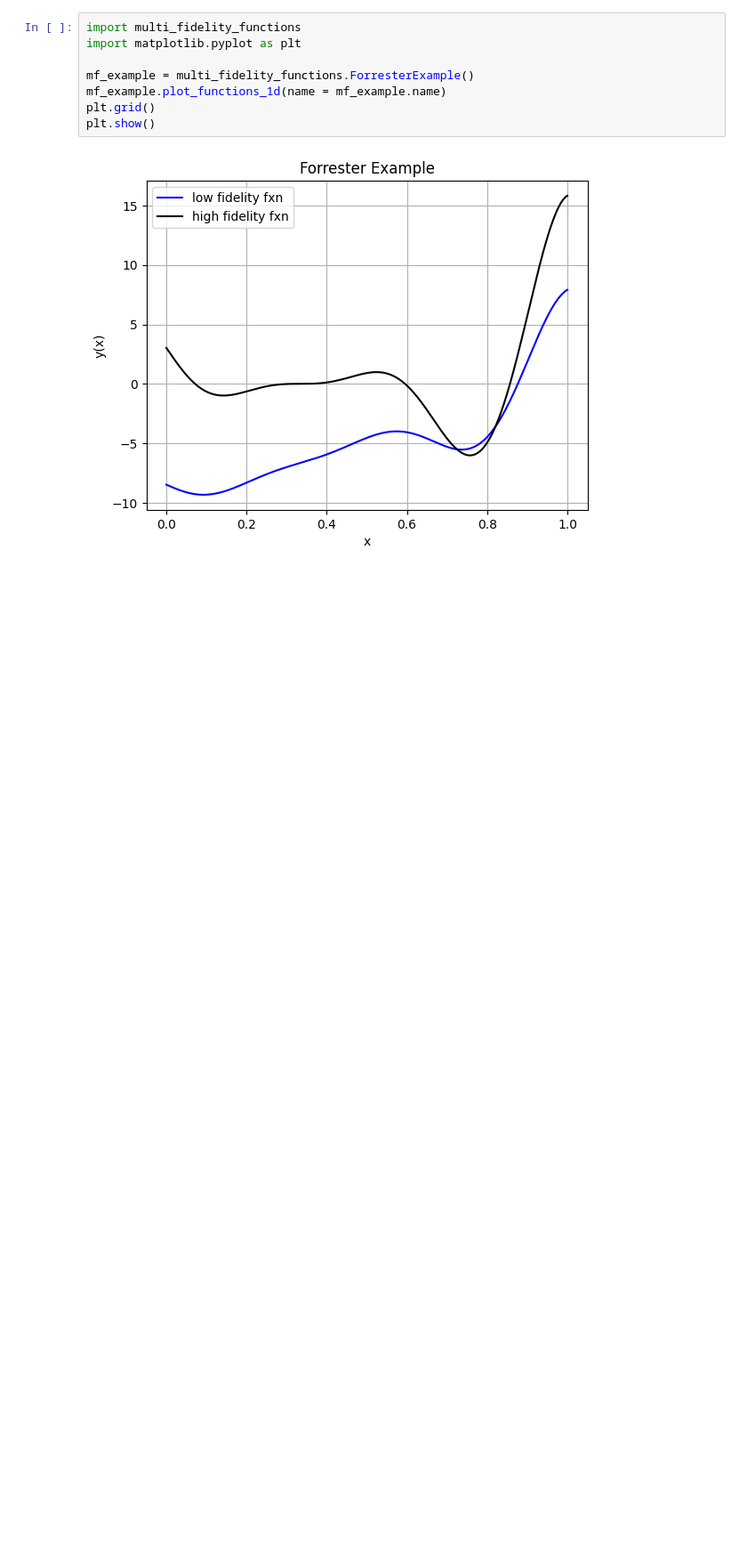
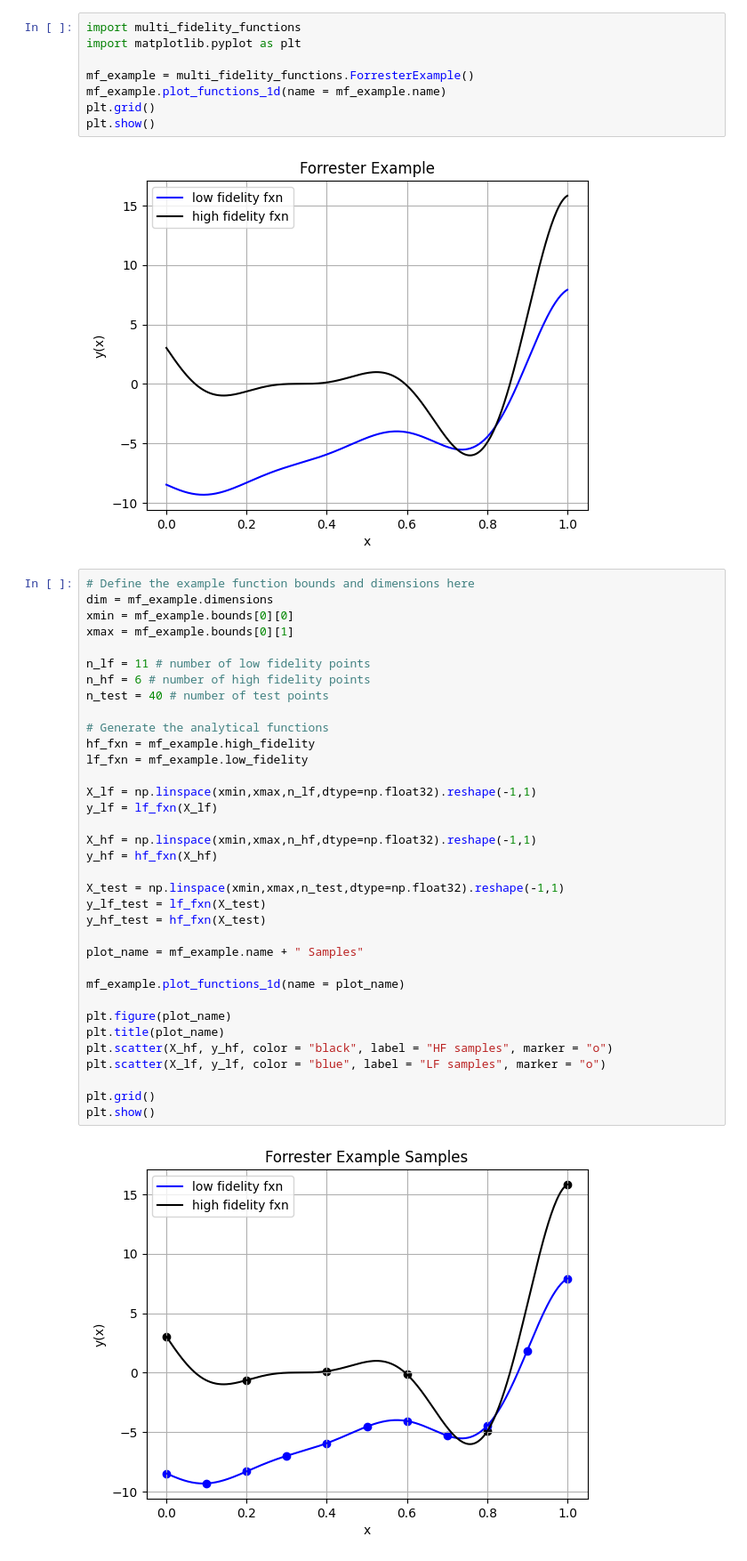
Before and after one commit to tzangleUMaine/SurrogateModeling, a Jupyter notebook: examples/nD_testing.ipynb, the cells around one changed output. Shown at 89% size. Drawn from its saved outputs; the diff is of its cells as text; blank space fills up the shorter version.

```diff
--- a/examples/nD_testing.ipynb
+++ b/examples/nD_testing.ipynb
@@ -25,3 +21,40 @@ plt.grid()
 plt.show()
 # %% [output]
 [figure]
+# %%
+# Define the example function bounds and dimensions here
+dim = mf_example.dimensions
+xmin = mf_example.bounds[0][0]
+xmax = mf_example.bounds[0][1]
+
+n_lf = 11 # number of low fidelity points
+n_hf = 6 # number of high fidelity points
+n_test = 40 # number of test points
+
+# Generate the analytical functions
+hf_fxn = mf_example.high_fidelity
+lf_fxn = mf_example.low_fidelity
+
+X_lf = np.linspace(xmin,xmax,n_lf,dtype=np.float32).reshape(-1,1)
+y_lf = lf_fxn(X_lf)
+
+X_hf = np.linspace(xmin,xmax,n_hf,dtype=np.float32).reshape(-1,1)
+y_hf = hf_fxn(X_hf)
+
+X_test = np.linspace(xmin,xmax,n_test,dtype=np.float32).reshape(-1,1)
+y_lf_test = lf_fxn(X_test)
+y_hf_test = hf_fxn(X_test)
+
+plot_name = mf_example.name + " Samples"
+
+mf_example.plot_functions_1d(name = plot_name)
+
+plt.figure(plot_name)
+plt.title(plot_name)
+plt.scatter(X_hf, y_hf, color = "black", label = "HF samples", marker = "o")
+plt.scatter(X_lf, y_lf, color = "blue", label = "LF samples", marker = "o")
+
+plt.grid()
+plt.show()
+# %% [output]
+[figure, added]
```
Also changed, not shown: parts of 12 cells of this notebook, 3 other files.
